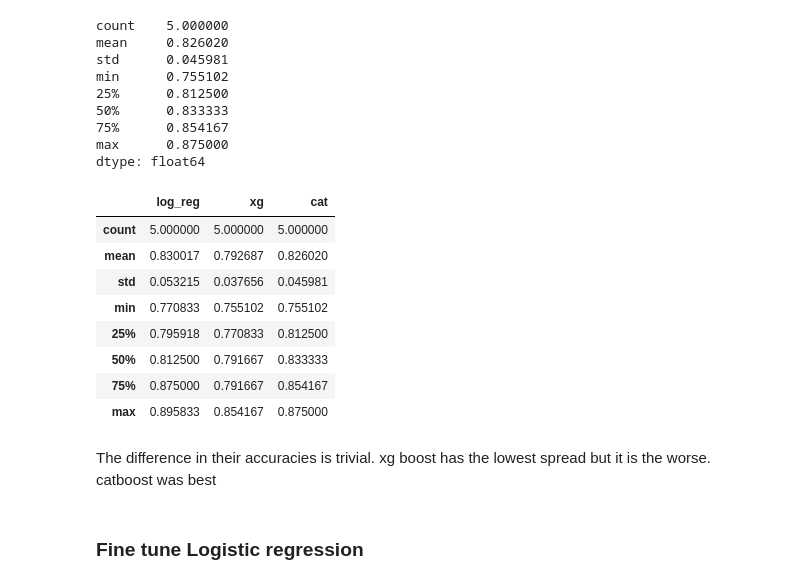
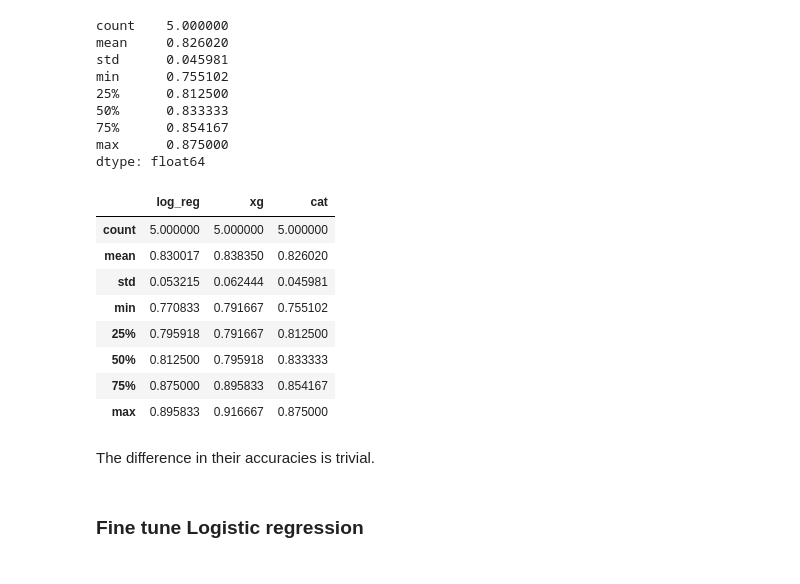
Before and after one commit to utility001/heart-disease-prediction, a Jupyter notebook: modelling.ipynb, the cells around one changed output. Saved outputs shown, nothing was run; the diff lists cells and outputs as text; code cells hidden in the pictures.

```diff
--- a/modelling.ipynb
+++ b/modelling.ipynb
@@ -87,0 +70,5 @@ Note
+# %%
+# colums whose unique values are greater than or equal 3 --- referred to numeric columns
+num_cols = [col for col in X_train.columns if X_train[col].nunique() >= 3]
+# columns whose unique values are < 3 --- referred to as categorical columns
+cat_cols = [col for col in X_train.columns if X_train[col].nunique() < 3]
@@ -202,22 +221,21 @@ dtype: float64
 # %%
 pd.DataFrame({
     'log_reg': lr_desc,
-    'xg': xg_desc,
+    'xg': rfc_desc,
     'cat': cat_desc
 })
 # %% [output]
 |  | log_reg | xg | cat |
 | count | 5.000000 | 5.000000 | 5.000000 |
-| mean | 0.830017 | 0.792687 | 0.826020 |
-| std | 0.053215 | 0.037656 | 0.045981 |
-| min | 0.770833 | 0.755102 | 0.755102 |
-| 25% | 0.795918 | 0.770833 | 0.812500 |
-| 50% | 0.812500 | 0.791667 | 0.833333 |
-| 75% | 0.875000 | 0.791667 | 0.854167 |
-| max | 0.895833 | 0.854167 | 0.875000 |
+| mean | 0.830017 | 0.838350 | 0.826020 |
+| std | 0.053215 | 0.062444 | 0.045981 |
+| min | 0.770833 | 0.791667 | 0.755102 |
+| 25% | 0.795918 | 0.791667 | 0.812500 |
+| 50% | 0.812500 | 0.795918 | 0.833333 |
+| 75% | 0.875000 | 0.895833 | 0.854167 |
+| max | 0.895833 | 0.916667 | 0.875000 |
 # %% [markdown]
 The difference in their accuracies is trivial.
-xg boost has the lowest spread but it is the worse. catboost was best
 # %% [markdown]
 ### Fine tune Logistic regression
 # %%
```
Also changed, not shown: parts of 14 cells of this notebook, 1 other file.
